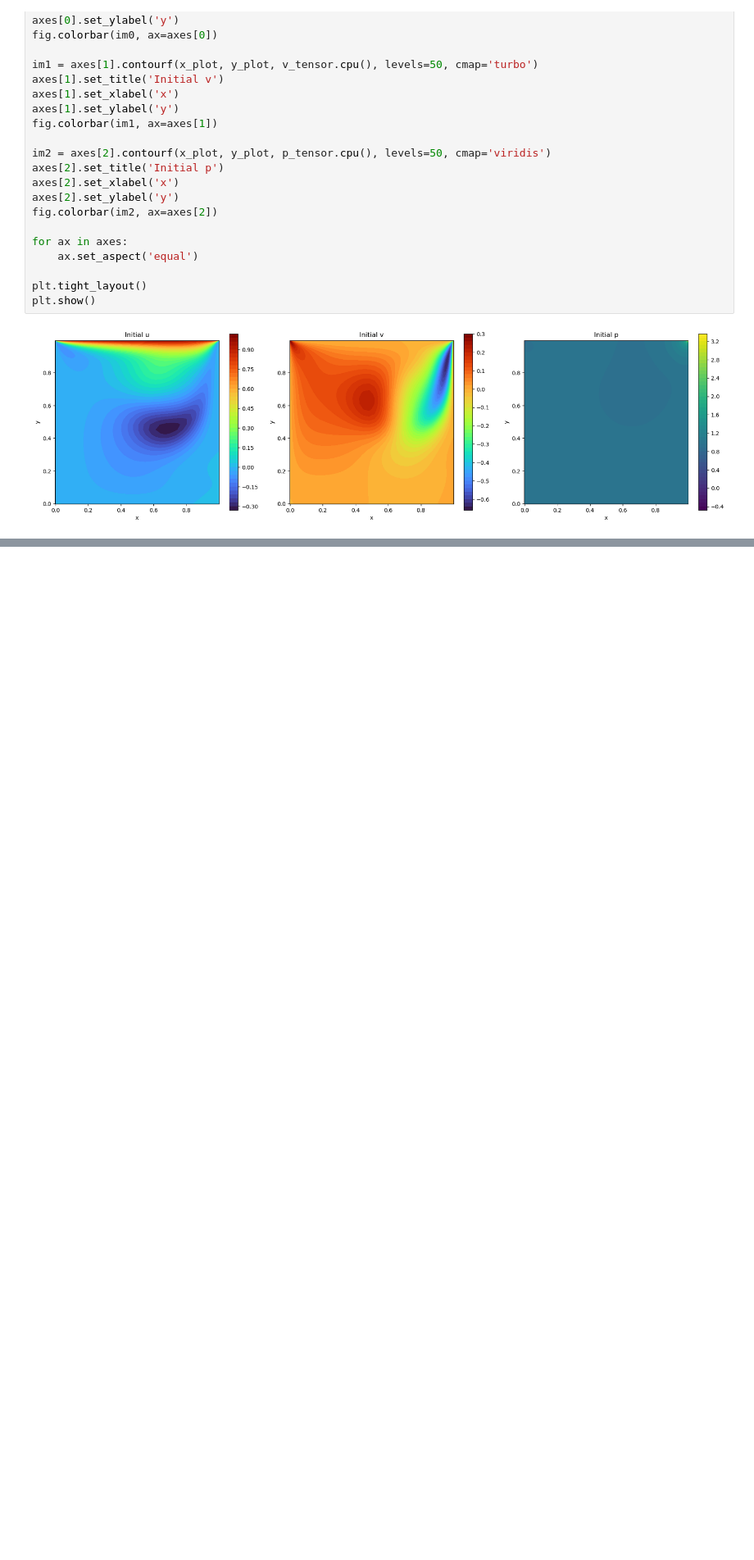
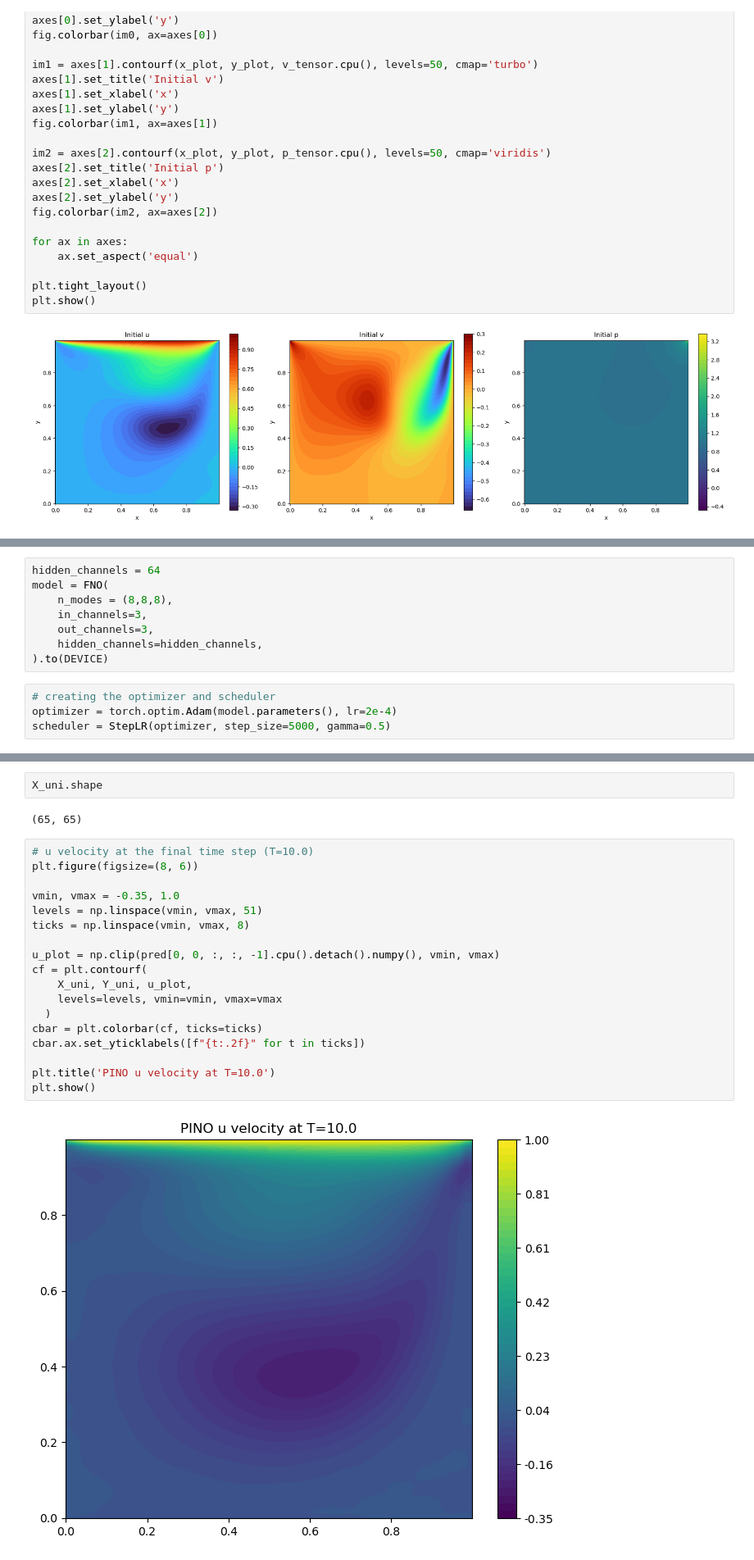
Before and after one commit to swjeong0302/PyTorch, a Jupyter notebook: PINO/Cavity_PINO.ipynb, the cells around one changed output, grey strips where cells are left out. Shown at 82% size. Saved outputs shown, nothing was run; the diff lists cells and outputs as text; blank space fills up the shorter version.

```diff
--- a/PINO/Cavity_PINO.ipynb
+++ b/PINO/Cavity_PINO.ipynb
@@ -306,0 +349,12 @@ plt.show()
+# %%
+hidden_channels = 64
+model = FNO(
+    n_modes = (8,8,8),
+    in_channels=3,
+    out_channels=3,
+    hidden_channels=hidden_channels,
+).to(DEVICE)
+# %%
+# creating the optimizer and scheduler
+optimizer = torch.optim.Adam(model.parameters(), lr=2e-4)
+scheduler = StepLR(optimizer, step_size=5000, gamma=0.5)
@@ -306,0 +424,24 @@ plt.show()
+# %%
+X_uni.shape
+# %% [output]
+(65, 65)
+# %%
+# u velocity at the final time step (T=10.0)
+plt.figure(figsize=(8, 6))
+
+vmin, vmax = -0.35, 1.0
+levels = np.linspace(vmin, vmax, 51)
+ticks = np.linspace(vmin, vmax, 8)
+
+u_plot = np.clip(pred[0, 0, :, :, -1].cpu().detach().numpy(), vmin, vmax)
+cf = plt.contourf(
+    X_uni, Y_uni, u_plot,
+    levels=levels, vmin=vmin, vmax=vmax
+  )
+cbar = plt.colorbar(cf, ticks=ticks)
+cbar.ax.set_yticklabels([f"{t:.2f}" for t in ticks])
+
+plt.title('PINO u velocity at T=10.0')
+plt.show()
+# %% [output]
+[figure, added]
```
Also changed, not shown: parts of 18 cells of this notebook, 1 other file.
